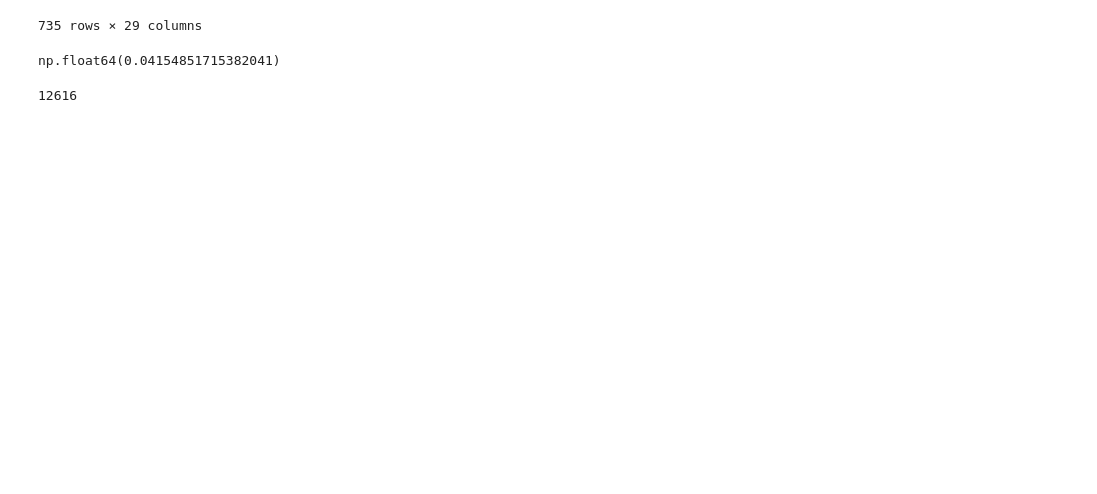
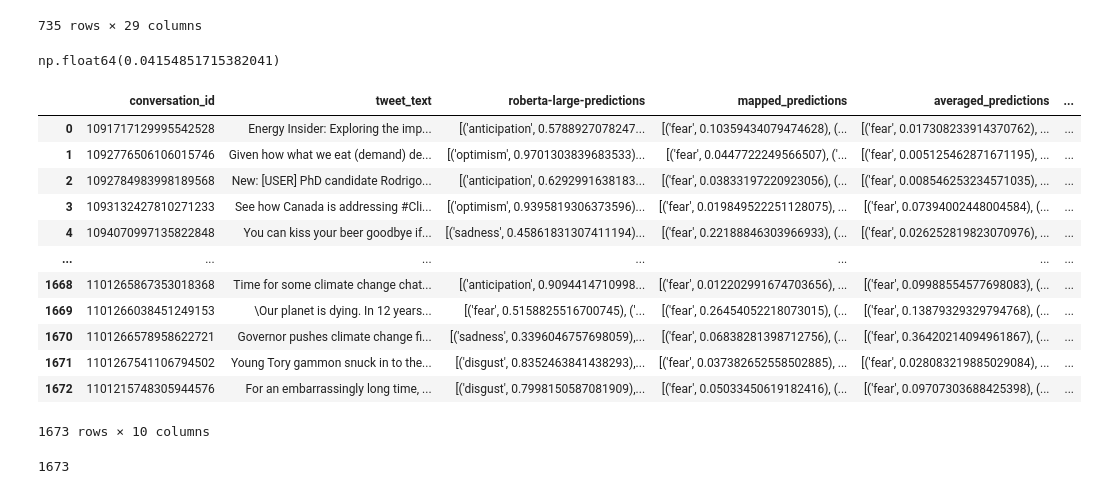
Before and after one commit to tyagiprnv/masterthesis, a Jupyter notebook: src/notebooks/baseline_scores.ipynb, the cells around one changed output. Cells and saved outputs as stored; diff of their text form; code cells hidden in the pictures; blank space fills up the shorter version.

```diff
--- a/src/notebooks/baseline_scores.ipynb
+++ b/src/notebooks/baseline_scores.ipynb
@@ -233,8 +233,24 @@ np.float64(0.04154851715382041)
 # %%
 import pandas as pd
 # %%
-df = pd.read_csv("/Users/pranavtyagi/Projects/masterthesis/data/predictions/feb/predictions_cardiffnlp_twitter-roberta-large-emotion-latest.csv")
+df = pd.read_csv("/Users/pranavtyagi/Projects/masterthesis/data/predictions/feb/averaged_predictions.csv")
+# %%
+df
+# %% [output]
+|  | conversation_id | tweet_text | roberta-large-predictions | mapped_predictions | averaged_predictions | ... |
+| 0 | 1091717129995542528 | Energy Insider: Exploring the imp... | [('anticipation', 0.5788927078247... | [('fear', 0.10359434079474628), (... | [('fear', 0.017308233914370762), ... | ... |
+| 1 | 1092776506106015746 | Given how what we eat (demand) de... | [('optimism', 0.9701303839683533)... | [('fear', 0.0447722249566507), ('... | [('fear', 0.005125462871671195), ... | ... |
+| 2 | 1092784983998189568 | New: [USER] PhD candidate Rodrigo... | [('anticipation', 0.6292991638183... | [('fear', 0.03833197220923056), (... | [('fear', 0.008546253234571035), ... | ... |
+| 3 | 1093132427810271233 | See how Canada is addressing #Cli... | [('optimism', 0.9395819306373596)... | [('fear', 0.019849522251128075), ... | [('fear', 0.07394002448004584), (... | ... |
+| 4 | 1094070997135822848 | You can kiss your beer goodbye if... | [('sadness', 0.45861831307411194)... | [('fear', 0.22188846303966933), (... | [('fear', 0.026252819823070976), ... | ... |
+| ... | ... | ... | ... | ... | ... | ... |
+| 1668 | 1101265867353018368 | Time for some climate change chat... | [('anticipation', 0.9094414710998... | [('fear', 0.012202991674703656), ... | [('fear', 0.09988554577698083), (... | ... |
+| 1669 | 1101266038451249153 | \Our planet is dying. In 12 years... | [('fear', 0.5158825516700745), ('... | [('fear', 0.26454052218073015), (... | [('fear', 0.13879329329794768), (... | ... |
+| 1670 | 1101266578958622721 | Governor pushes climate change fi... | [('sadness', 0.3396046757698059),... | [('fear', 0.06838281398712756), (... | [('fear', 0.36420214094961867), (... | ... |
+| 1671 | 1101267541106794502 | Young Tory gammon snuck in to the... | [('disgust', 0.8352463841438293),... | [('fear', 0.037382652558502885), ... | [('fear', 0.028083219885029084), ... | ... |
+| 1672 | 1101215748305944576 | For an embarrassingly long time, ... | [('disgust', 0.7998150587081909),... | [('fear', 0.05033450619182416), (... | [('fear', 0.09707303688425398), (... | ... |
+1673 rows × 10 columns
 # %%
-len(df.id.unique())
+len(df.matched_filename.unique())
 # %% [output]
-12616
+1673
```
Also changed, not shown: parts of 23 cells of this notebook, 32 other files.
